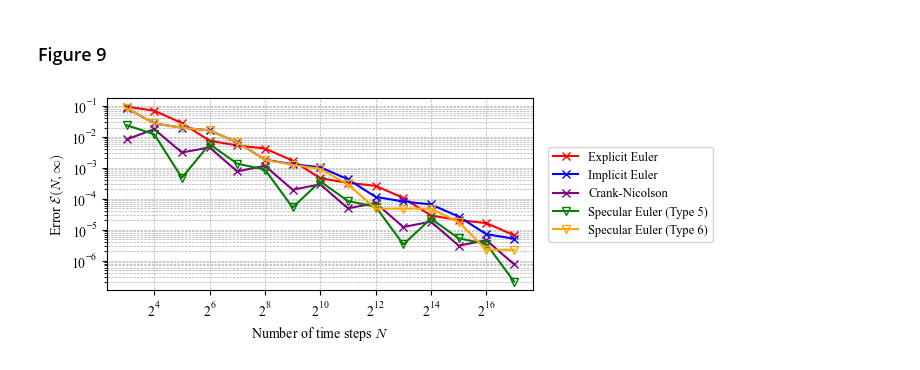
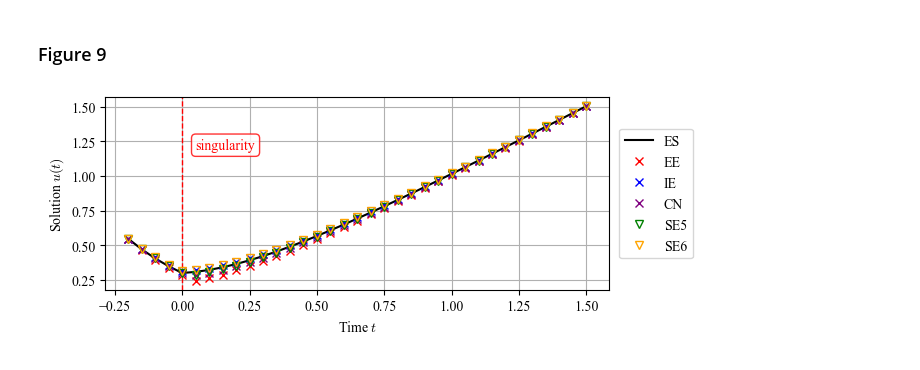
Before and after one commit to kyjung2357/specular-differentiation, a Jupyter notebook: examples/ode/Nonlinear numerical schemes using specular differentiation for IVP for 1st-order ODEs/Nonlinear numerical schemes using specular differentiation for IVP for 1st-order ODEs.ipynb, the cells around one changed output. Drawn from its saved outputs; the diff is of its cells as text; code cells hidden in the pictures.

```diff
--- a/examples/ode/Nonlinear numerical schemes using specular differentiation for IVP for 1st-order ODEs/Nonlinear numerical schemes using specular differentiation for IVP for 1st-order ODEs.ipynb
+++ b/examples/ode/Nonlinear numerical schemes using specular differentiation for IVP for 1st-order ODEs/Nonlinear numerical schemes using specular differentiation for IVP for 1st-order ODEs.ipynb
@@ -336,7 +341,78 @@ def exact_sol(t):
         c * np.exp(-3 * t),
         t + c * np.exp(-3 * t)
     )
-
-error_analysis(example=3, norm='max', F=F, t_0=-0.2, T=1.5, exact_sol=exact_sol)
-# %% [output]
-[figure, removed]
+# %%
+
+import specular
+import os
+import numpy as np
+import pandas as pd
+import matplotlib.pyplot as plt
+from IPython.display import clear_output
+from typing import List, Tuple, Optional
+import matplotlib
+
+matplotlib.rcParams['mathtext.fontset'] = 'cm'
+plt.rcParams["font.family"] = "Times New Roman"
+
+t_0 = -0.2
+T = 1.5
+h = 0.05
+max_iter = 1000
+u_0_val = exact_sol(t_0)
+
+res_EE = specular.ode.classical_scheme(F=F, u_0=u_0_val, t_0=t_0, T=T, h=h, form="explicit Euler")
+res_IE = specular.ode.classical_scheme(F=F, u_0=u_0_val, t_0=t_0, T=T, h=h, form="implicit Euler")
+res_CN = specular.ode.classical_scheme(F=F, u_0=u_0_val, t_0=t_0, T=T, h=h, form="Crank-Nicolson")
+res_S5 = specular.Euler_scheme(of_Type=5, F=F, t_0=t_0, u_0=u_0_val, T=T, h=h, max_iter=1000)
+res_S6 = specular.Euler_scheme(of_Type=6, F=F, t_0=t_0, u_0=u_0_val, T=T, h=h, max_iter=1000)
+
+exact_solution = np.array([exact_sol(t) for t in res_EE.history()[0]])
+
+plt.figure(figsize=(6.5, 2.5))
+
+plt.axvline(x=0.0, color='red', linestyle='--', linewidth=1)
+
+plt.plot(res_EE.history()[0], exact_solution, color='black', label='ES')
+
+ymin, ymax = plt.ylim()
+dy = ymax - ymin
+
+plt.text(0.05, ymax - 0.22 * dy, "singularity", color='red', fontsize=10,
+         rotation=0, ha='left', va='top',
+         bbox=dict(facecolor='white', alpha=0.8, edgecolor='red', boxstyle='round,pad=0.3'))
+
+plt.plot(res_EE.history()[0], res_EE.history()[1],  marker='x', linestyle='None',
+         markerfacecolor='none',
+         markeredgecolor='red',
+         label='EE')
+
+plt.plot(res_IE.history()[0], res_IE.history()[1],  marker='x', linestyle='None',
+         markerfacecolor='none',
+         markeredgecolor='blue',
+         label='IE')
+
+plt.plot(res_CN.history()[0], res_CN.history()[1],  marker='x', linestyle='None',
+         markerfacecolor='none',
+         markeredgecolor='purple',
+         label='CN')
+
+plt.plot(res_S5.history()[0], res_S5.history()[1],  marker='v', linestyle='None',
+         markerfacecolor='none',
+         markeredgecolor='green',
+         label='SE5')
+
+plt.plot(res_S6.history()[0], res_S6.history()[1],  marker='v', linestyle='None',
+         markerfacecolor='none',
+         markeredgecolor='orange',
+         label='SE6')
+
+
+plt.xlabel(r"Time $t$", fontsize=10)
+plt.ylabel(r"Solution $u(t)$", fontsize=10)
+plt.grid(True)
+plt.legend(loc='center left', bbox_to_anchor=(1.02, 0.5), borderaxespad=0., fontsize=10)
+plt.savefig('figures/example 6.png', dpi=1000, bbox_inches='tight')
+plt.show()
+# %% [output]
+[figure, added]
```
Also changed, not shown: parts of 14 cells of this notebook, 17 other files.
